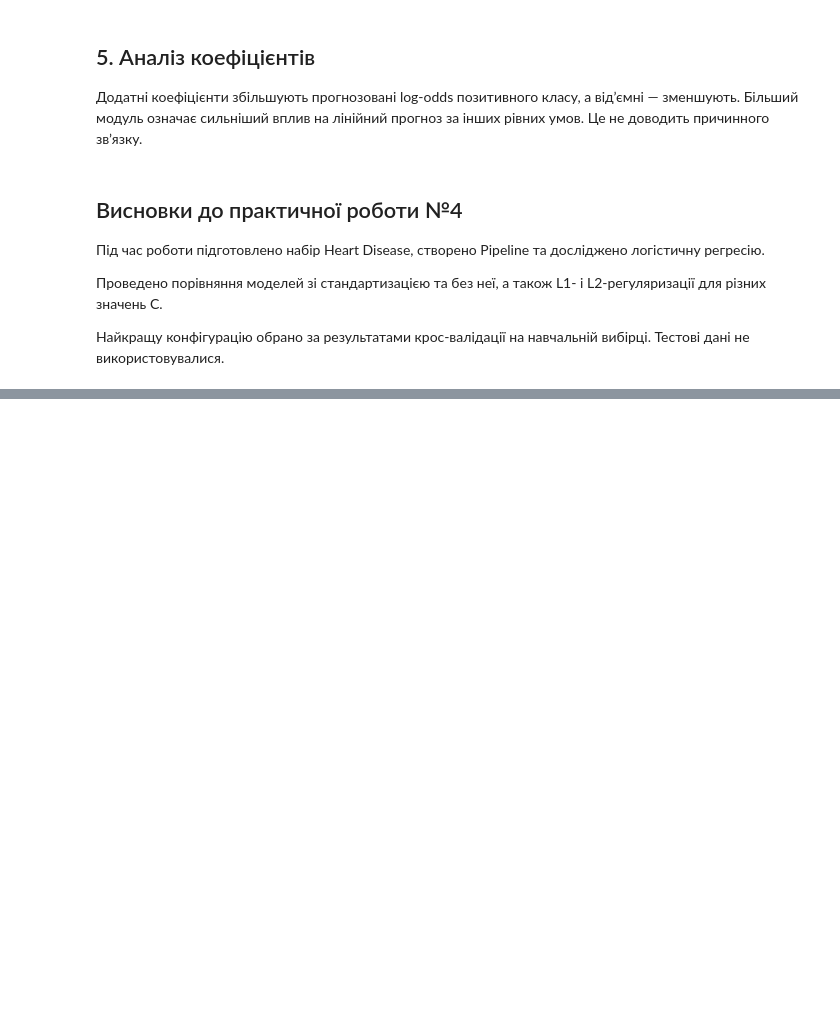
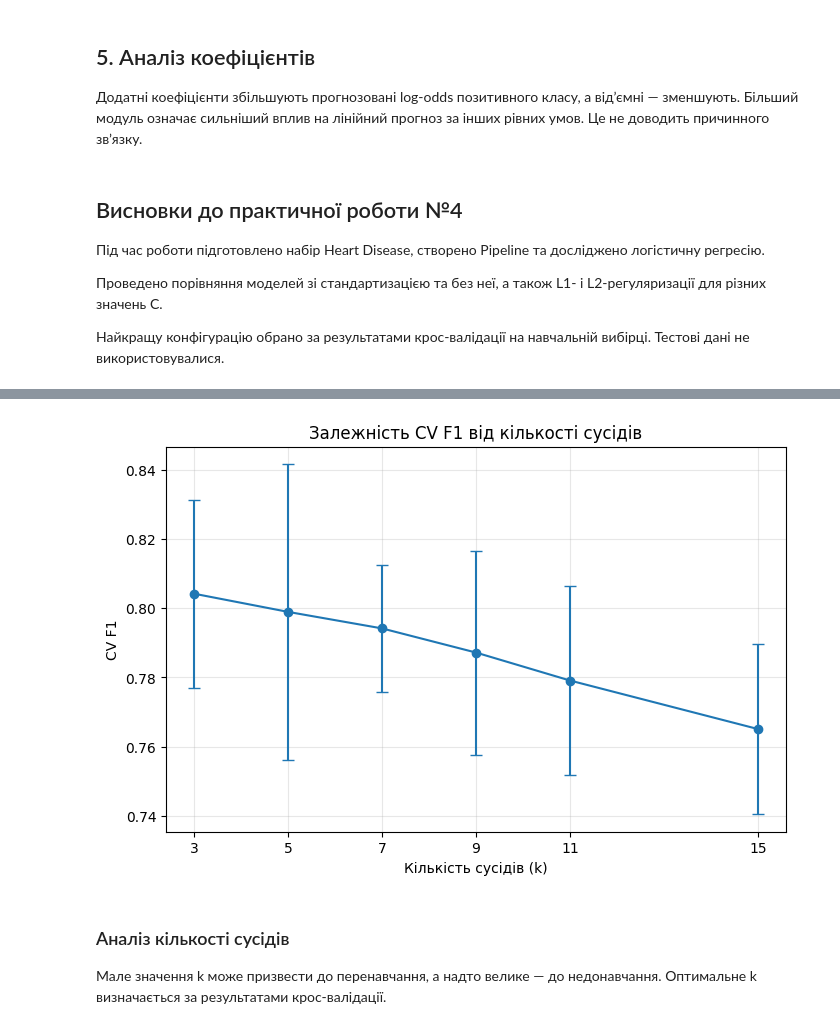
Before and after one commit to dimonkOHYRY111/pattern-recognition-practice, a Jupyter notebook: classification-mini-project/notebooks/PR04_Kochura_Dmytro.ipynb, the cells around one changed output, grey strips where cells are left out. Saved outputs shown, nothing was run; the diff lists cells and outputs as text; code cells hidden in the pictures; blank space fills up the shorter version.

```diff
--- a/classification-mini-project/notebooks/PR04_Kochura_Dmytro.ipynb
+++ b/classification-mini-project/notebooks/PR04_Kochura_Dmytro.ipynb
@@ -471,0 +489,26 @@ display(top_5.round(3))
+# %%
+
+def make_model_pipeline(classifier, scale=True):
+
+    numeric_pipeline = Pipeline([
+        ("imputer", SimpleImputer(strategy="median")),
+        ("scaler", StandardScaler() if scale else "passthrough")
+    ])
+
+    categorical_pipeline = Pipeline([
+        ("imputer", SimpleImputer(strategy="most_frequent")),
+        ("encoder", OneHotEncoder(
+            handle_unknown="ignore",
+            sparse_output=False
+        ))
+    ])
+
+    preprocessor = ColumnTransformer([
+        ("num", numeric_pipeline, numeric_columns),
+        ("cat", categorical_pipeline, categorical_columns)
+    ])
+
+    return Pipeline([
+        ("preprocessor", preprocessor),
+        ("classifier", classifier)
+    ])
@@ -471,0 +600,24 @@ display(top_5.round(3))
+# %%
+
+plt.figure(figsize=(8, 5))
+
+plt.errorbar(
+    knn_k_df["k"],
+    knn_k_df["CV_F1"],
+    yerr=knn_k_df["CV_F1_std"],
+    marker="o",
+    capsize=4
+)
+
+plt.title("Залежність CV F1 від кількості сусідів")
+plt.xlabel("Кількість сусідів (k)")
+plt.ylabel("CV F1")
+plt.xticks(k_values)
+plt.grid(alpha=0.3)
+plt.show()
+# %% [output]
+[figure, added]
+# %% [markdown]
+### Аналіз кількості сусідів
+
+Мале значення k може призвести до перенавчання, а надто велике — до недонавчання. Оптимальне k визначається за результатами крос-валідації.
```
Also changed, not shown: parts of 21 cells of this notebook.
